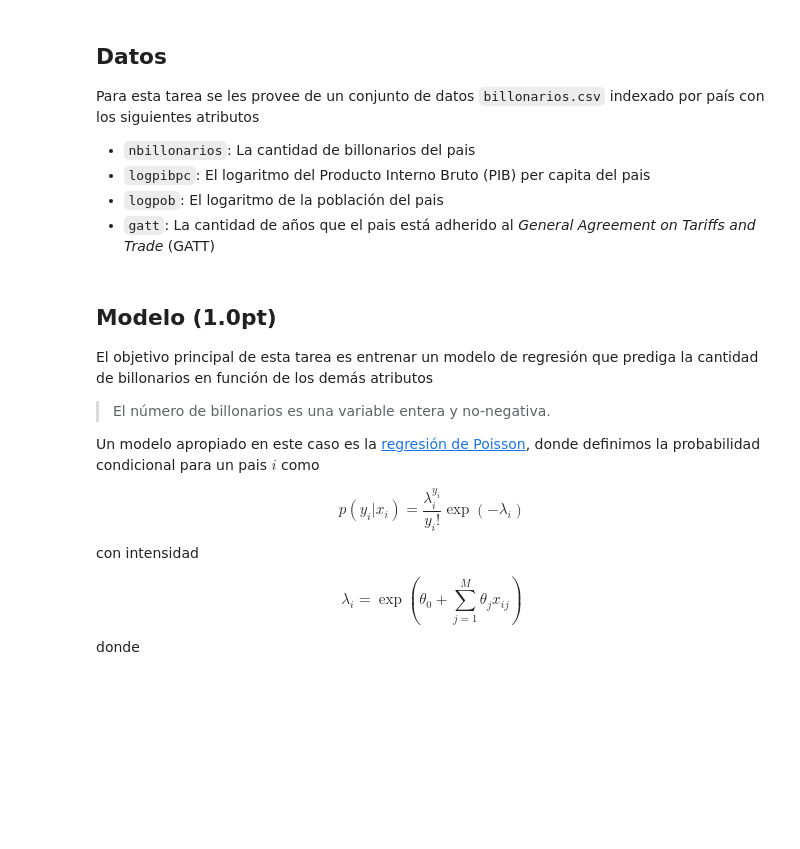
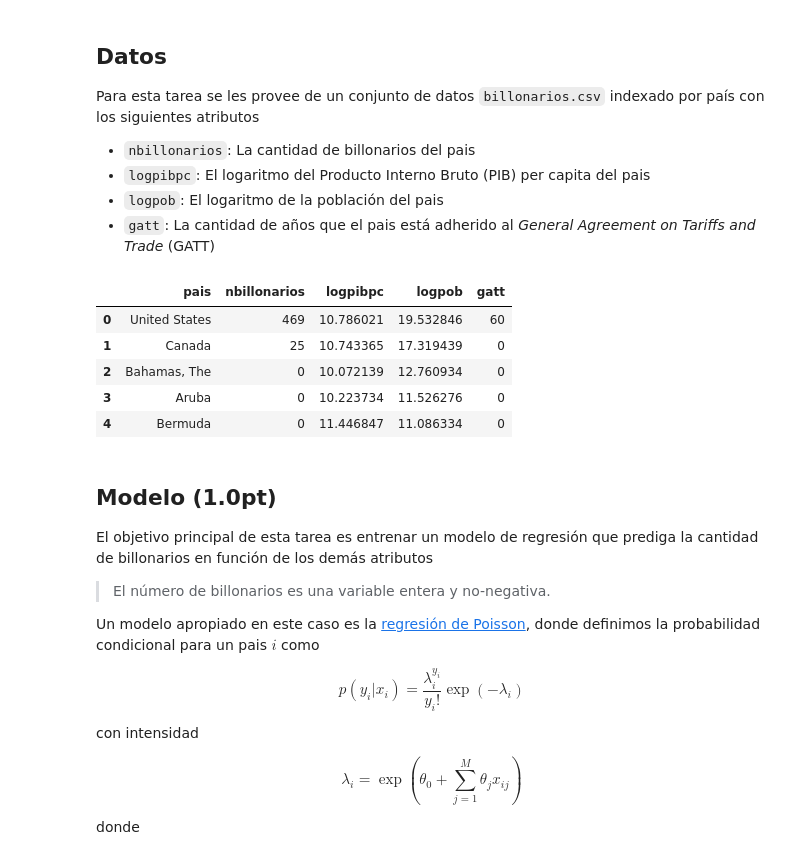
Before and after one commit to ehopperdietzel/billionaires-analysis, a Jupyter notebook: info147_tarea2.ipynb, the cells around one changed output. Drawn from its saved outputs; the diff is of its cells as text; code cells hidden in the pictures; blank space fills up the shorter version.

```diff
--- a/info147_tarea2.ipynb
+++ b/info147_tarea2.ipynb
@@ -25,17 +25,26 @@ Para esta tarea se les provee de un conjunto de datos `billonarios.csv` indexado
 # %%
 %matplotlib notebook
 import matplotlib.pyplot as plt
 import pandas as pd
 import numpy as np
-
-
 from scipy.optimize import minimize
 from scipy.stats import poisson
 import scipy
 import ipywidgets as widgets
+import warnings
+import statsmodels.api as sm
+
+warnings.filterwarnings('ignore')
 
 df = pd.read_csv("billonarios.csv")
-df[49:].head()
+df[0:].head()
+# %% [output]
+|  | pais | nbillonarios | logpibpc | logpob | gatt |
+| 0 | United States | 469 | 10.786021 | 19.532846 | 60 |
+| 1 | Canada | 25 | 10.743365 | 17.319439 | 0 |
+| 2 | Bahamas, The | 0 | 10.072139 | 12.760934 | 0 |
+| 3 | Aruba | 0 | 10.223734 | 11.526276 | 0 |
+| 4 | Bermuda | 0 | 11.446847 | 11.086334 | 0 |
 # %% [markdown]
 ## Modelo (1.0pt)
 
```
Also changed, not shown: parts of 21 cells of this notebook, 1 other file.
